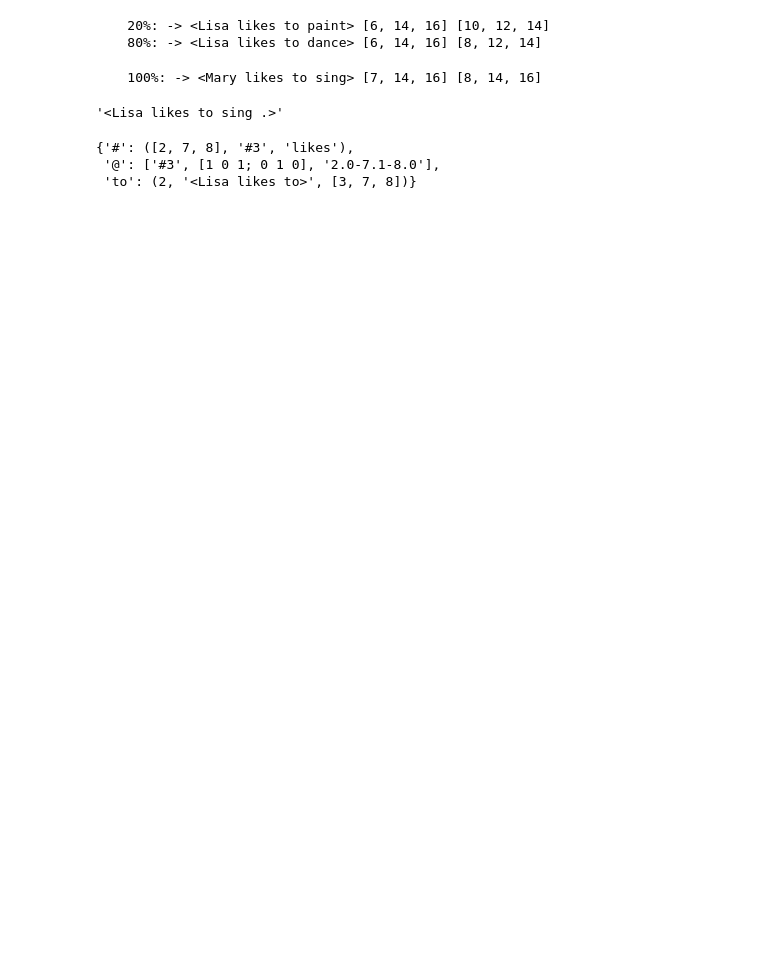
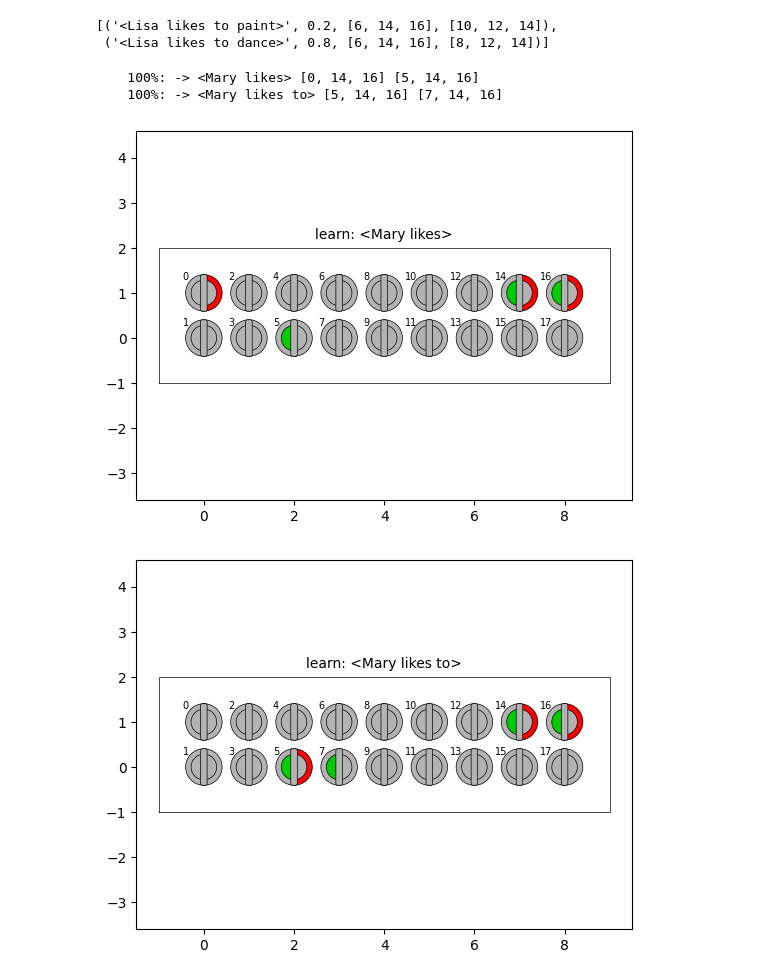
Before and after one commit to ihux/neurotron-develop, a Jupyter notebook: jupyter/neurotron/mary.ipynb, the cells around one changed output. Saved outputs shown, nothing was run; the diff lists cells and outputs as text; code cells hidden in the pictures; blank space fills up the shorter version.

```diff
--- a/jupyter/neurotron/mary.ipynb
+++ b/jupyter/neurotron/mary.ipynb
@@ -49,36 +49,41 @@ class Trainer(Train):
             return kdx
         return None
 
+    def plot(self,title=''):
+        m,n,d,s = self.cells.shape
+        mon = Monitor(m,n)
+        self.cells.plot(mon,label=True)
+        mon.title(title)
+
     def learn(self,context):
-        pass
+        results = self.prediction(context)
+        for prediction in results:
+            refer,ratio,src,dst = prediction
+            print('    %g%%: ->' % (100*ratio),refer,src,dst)
+            for k in dst:
+                self.cells.X[k] = 1
+            for k in src:
+                self.cells.Y[k] = 1
+
+            self.cells.connect(src,dst)
+            title = 'learn: ' + refer
+            self.plot(title)
+            self.cells.relax()
 # %%
 cells = Cells('Mary')
 train = Trainer(cells)
 train('Lisa likes to paint .',2)
 train('Lisa likes to dance .',8)
 train('Mary likes to sing .',5)
-#train.show()
-train.predict('<Lisa likes to>')
+train.prediction('<Lisa likes to>')
 # %% [output]
-    20%: -> <Lisa likes to paint> [6, 14, 16] [10, 12, 14]
-    80%: -> <Lisa likes to dance> [6, 14, 16] [8, 12, 14]
+[('<Lisa likes to paint>', 0.2, [6, 14, 16], [10, 12, 14]),
+ ('<Lisa likes to dance>', 0.8, [6, 14, 16], [8, 12, 14])]
 # %%
-train.predict('<Mary likes to>')
+train.learn('<Mary>')
+train.learn('<Mary likes>')
 # %% [output]
-    100%: -> <Mary likes to sing> [7, 14, 16] [8, 14, 16]
+    100%: -> <Mary likes> [0, 14, 16] [5, 14, 16]
+    100%: -> <Mary likes to> [5, 14, 16] [7, 14, 16]
+[figure, added]
+[figure, added]
-# %%
-cells = Cells('Mary')
-train = Trainer(cells)
-train('Mary likes to sing .')
-train('John likes to dance .')
-train('Lisa likes to paint .')
-train('Lisa likes to sing .')
-#train.show()
-# %% [output]
-'<Lisa likes to sing .>'
-# %%
-train._contexts['<Lisa likes>']
-# %% [output]
-{'#': ([2, 7, 8], '#3', 'likes'),
- '@': ['#3', [1 0 1; 0 1 0], '2.0-7.1-8.0'],
- 'to': (2, '<Lisa likes to>', [3, 7, 8])}
```
Also changed, not shown: parts of 6 cells of this notebook, 1 other file.
